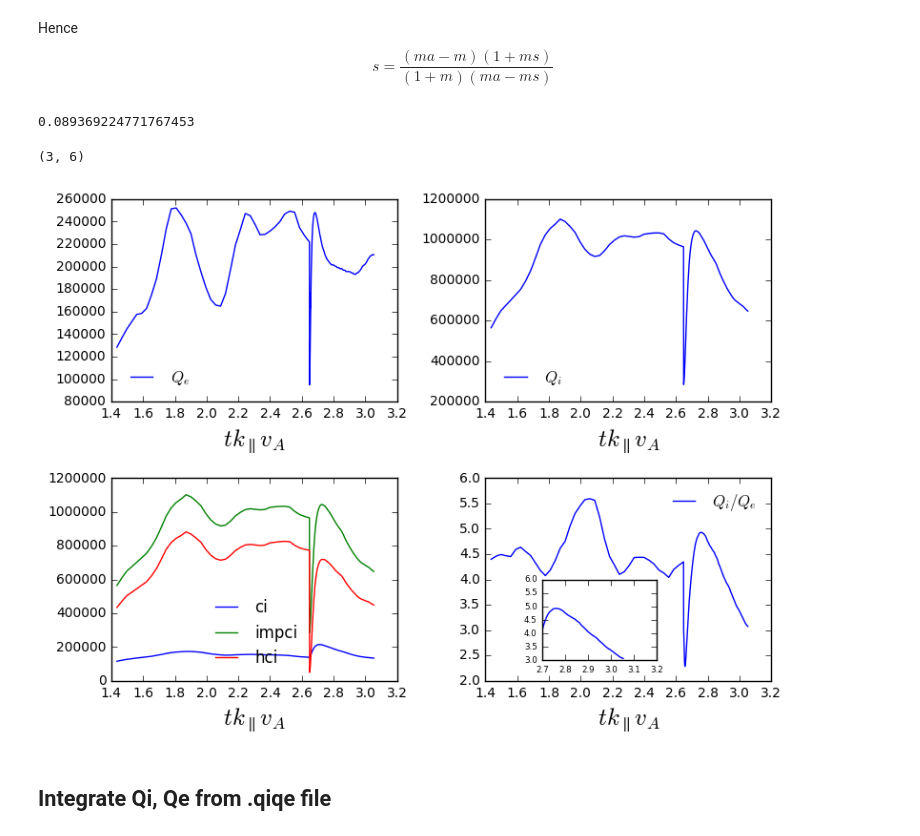
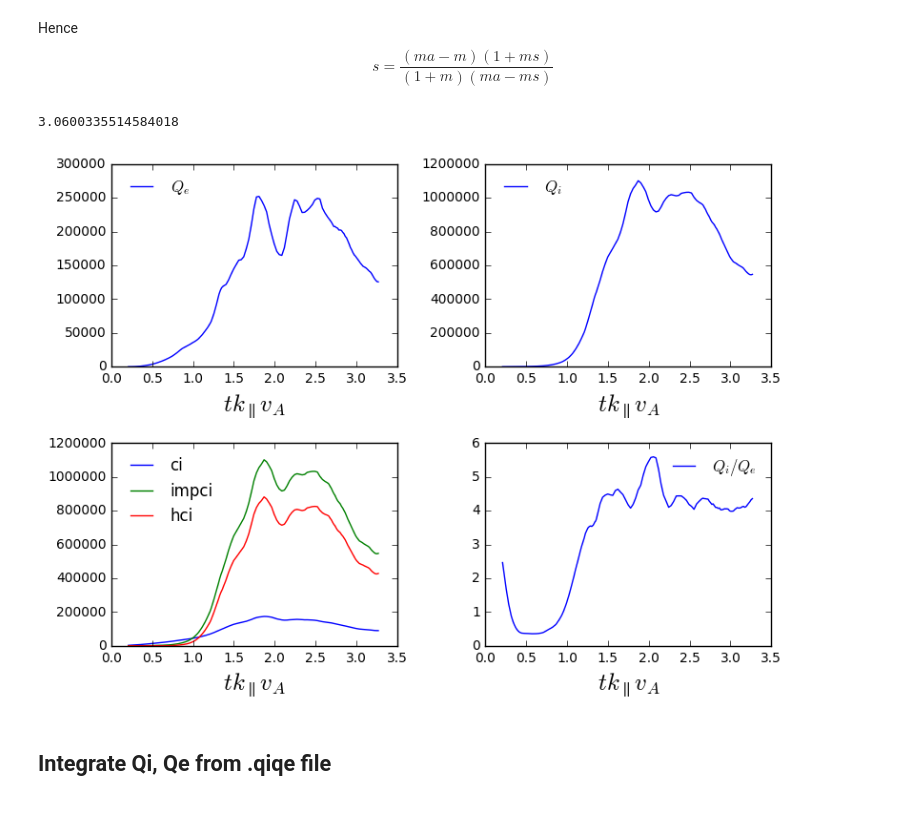
Before and after one commit to YuguangTong/Fourier-Laplace-plasma-response-in-driven-Gyrokinetics, a Jupyter notebook: python/Draft/Draft_20161206.ipynb, the cells around one changed output. Drawn from its saved outputs; the diff is of its cells as text; code cells hidden in the pictures.

```diff
--- a/python/Draft/Draft_20161206.ipynb
+++ b/python/Draft/Draft_20161206.ipynb
@@ -109,10 +108,11 @@ import matplotlib.pyplot as plt
 # data_dir = '/Volumes/yuguang_sd/proj/new_slow_wave_cascade/stampede/new_low_beta/alfven/'
 data_dir = '/Volumes/yuguang_sd/proj/new_slow_wave_cascade/stampede/new_low_beta/mix_080/'
 # data_dir = '/Volumes/yuguang_sd/proj/new_slow_wave_cascade/stampede/new_low_beta/mix_080_decay2/'
-# file_names = ['mix_2.heat', 'mix_large_3.heat', 'mix_large_4a.heat', 'mix_large_4a_next.heat', 'mix_large_4a_6.heat', 'mix_large_7.heat']
-file_names = ['mix_large_4a_6.heat']
-# file_names = ['alfven_1.heat', 'alfven_2.heat', 'alfven_2a.heat', 'alfven_large_3.heat',
-#               'alfven_large_4a.heat', 'alfven_large_4a_next.heat']
+file_names = ['mix_1.heat', 'mix_2.heat', 'mix_3.heat']
+# file_names = ['mix_large_4a_next.heat', 'mix_large_4a_6.heat', 'mix_large_7.heat', 'mix_large_8.heat']
+# file_names = ['mix_large_8.heat']
+# file_names = ['alfven_large_4a_next.heat', 'alfven_large_4a_6.heat', 'alfven_large_7.heat']
+# file_names = ['alfven_1.heat', 'alfven_2.heat']
 bi = 0.01
 per = 2*np.pi*np.sqrt(bi)/1.0
 
@@ -136,7 +136,7 @@ for i, file in enumerate(file_names):
 # %%
 t.max() - t.min()
 # %% [output]
-0.089369224771767453
+3.0600335514584018
 # %%
 # !ls ../figures/
 # %%
@@ -167,38 +167,39 @@ axes = axes.flatten()
 axes[0].plot(t, impce, label='$Q_e$')
 
 
 
 axes[1].plot(t, impci, label='$Q_i$')
 axes[2].plot(t, ci, label = 'ci')
 axes[2].plot(t, impci, label = 'impci')
 axes[2].plot(t, hci, label = 'hci')
 # axes[2].plot(t, hci + ci, label = 'hci + ci')
 
 axes[3].plot(t, impci/impce, label='$Q_i/Q_e$')
+# axes[3].plot(t, hi/he, label='$Q_i/Q_e$')
+# axes[3].set_ylim(0, 0.02)
 
 
 for i, ax in enumerate(axes):
     ax.set_xlabel(r'$tk_\parallel v_A$', fontsize=fs)
     ax.legend(loc='best', frameon=False)
 #     ax.axvline(t0, linestyle='dashed', color='g')
 #     if i != 3:
 #         ax.annotate('decay start', xy=(t0/max(t)-0.05, 0.5),  xycoords='axes fraction',
 #                 xytext=(t0/max(t)- 0.5, 0.4), textcoords='axes fraction',
 #                    arrowprops=dict(facecolor='black', width=1, headlength=5, headwidth=3))
 
 fig.tight_layout()
 
-subpos = [0.2,0.1,0.4,0.4]
-subax = add_subplot_axes(axes[3],subpos)
-subax.plot(t, impci/impce)
-subax.set_xlim(2.7, 3.2)
-subax.set_ylim(3, 6)
+# subpos = [0.2,0.1,0.4,0.4]
+# subax = add_subplot_axes(axes[3],subpos)
+# subax.plot(t, impci/impce)
+# subax.set_xlim(2.7, 3.2)
+# subax.set_ylim(3, 6)
 # subax.set_ylim(1e-3, 1e-2)
 # subax.axvline(t0, linestyle='dashed', color='g')
 
-fig.savefig('nl_bi_001_mix_qiqe_t_all',dpi=300)
+# fig.savefig('nl_bi_001_mix_qiqe_t_all',dpi=300)
 # fig.savefig('nl_bi_001_alfven_qiqe_t_all',dpi=300)
 # fig.savefig('nl_bi_001_mix_decay2_qiqe_t_all', dpi=300)
 # %% [output]
-(3, 6)
-[figure, old version]
+[figure, new version]
```
Also changed, not shown: parts of 3 cells of this notebook, 14 other files.
